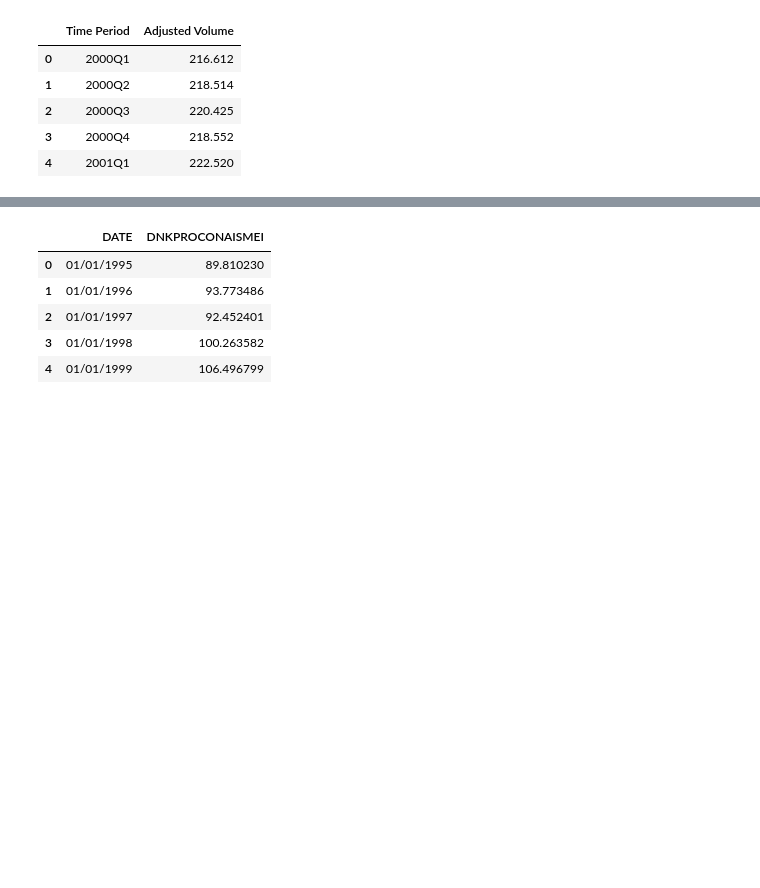
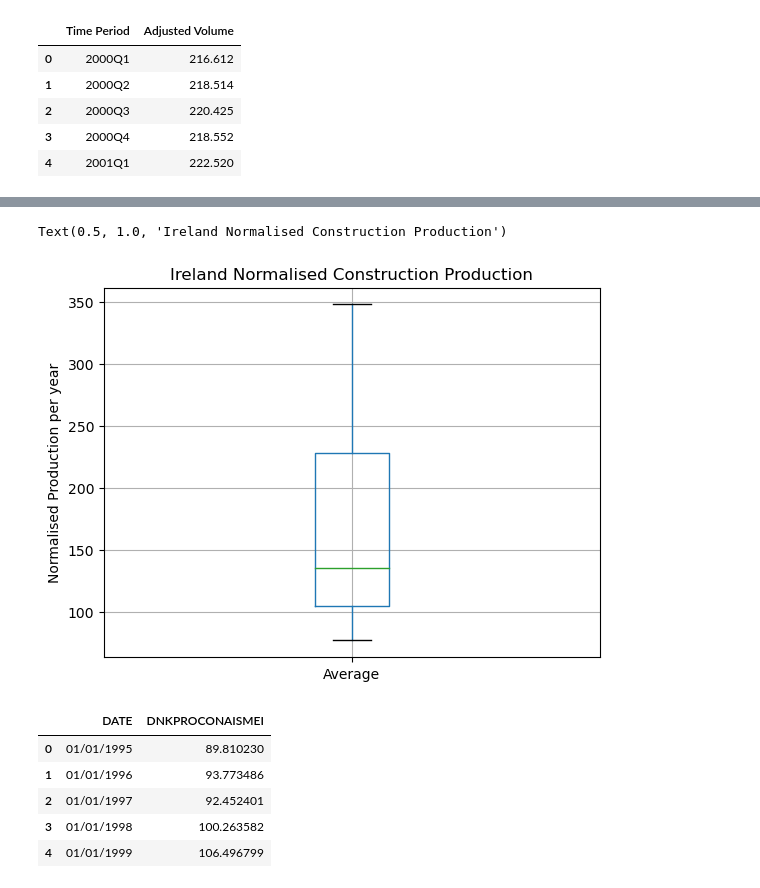
Before and after one commit to sbs23060/POC-CA2, a Jupyter notebook: Statistics_CA2.ipynb, the cells around one changed output, grey strips where cells are left out. Drawn from its saved outputs; the diff is of its cells as text; code cells hidden in the pictures; blank space fills up the shorter version.

```diff
--- a/Statistics_CA2.ipynb
+++ b/Statistics_CA2.ipynb
@@ -124,3 +149,14 @@ yearly_sum.head()
+# %%
+import matplotlib.pyplot as plt    # Library to visualise data
+%matplotlib inline
+
+df_ireland.boxplot()               # Data skews to the left
+
+plt.ylabel('Normalised Production per year')
+plt.title('Ireland Normalised Construction Production')
+# %% [output]
+Text(0.5, 1.0, 'Ireland Normalised Construction Production')
+[figure, added]
 # %%
 df_denmark=pd.read_csv("denmark_production_index.csv")    # Introduce construction production index data from Denmark dataset
 
```
Also changed, not shown: parts of 14 cells of this notebook.
